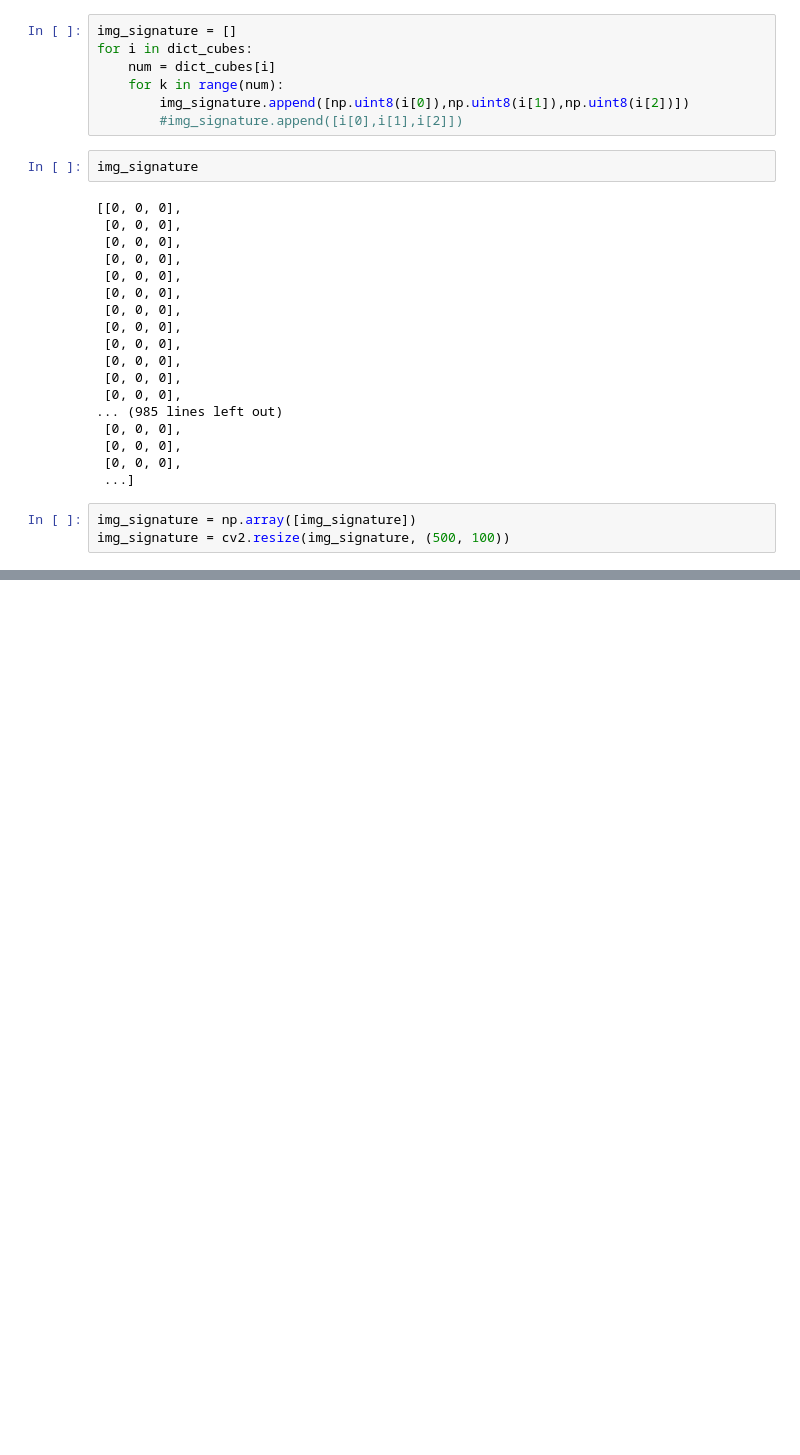
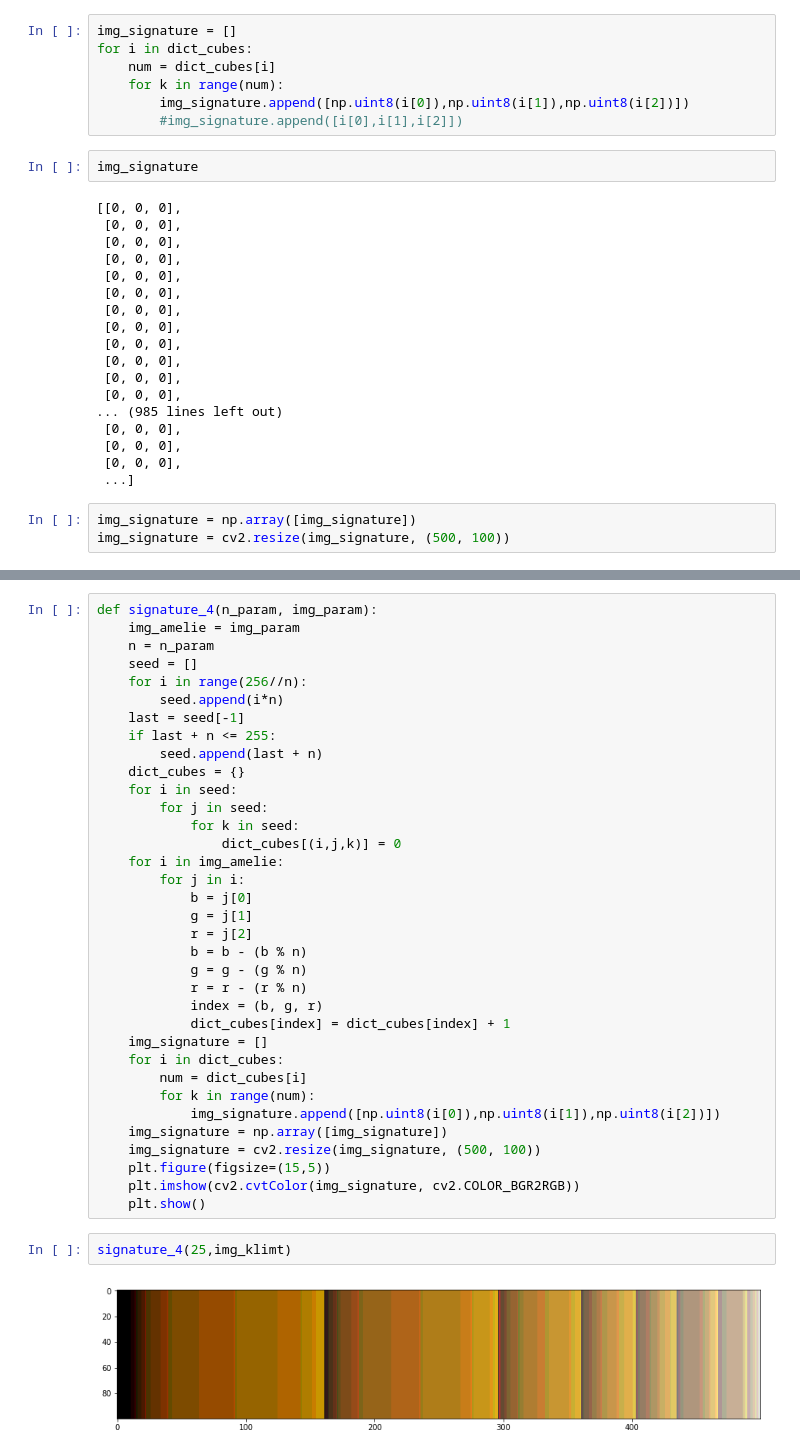
Before and after one commit to jfmolano/img_exploration, a Jupyter notebook: img_color_id.ipynb, the cells around one changed output, grey strips where cells are left out. Saved outputs shown, nothing was run; the diff lists cells and outputs as text; blank space fills up the shorter version.

```diff
--- a/img_color_id.ipynb
+++ b/img_color_id.ipynb
@@ -213,0 +226,39 @@ plt.show()
+# %%
+def signature_4(n_param, img_param):
+    img_amelie = img_param
+    n = n_param
+    seed = []
+    for i in range(256//n):
+        seed.append(i*n)
+    last = seed[-1]
+    if last + n <= 255:
+        seed.append(last + n)
+    dict_cubes = {}
+    for i in seed:
+        for j in seed:
+            for k in seed:
+                dict_cubes[(i,j,k)] = 0
+    for i in img_amelie:
+        for j in i:
+            b = j[0]
+            g = j[1]
+            r = j[2]
+            b = b - (b % n)
+            g = g - (g % n)
+            r = r - (r % n)
+            index = (b, g, r)
+            dict_cubes[index] = dict_cubes[index] + 1
+    img_signature = []
+    for i in dict_cubes:
+        num = dict_cubes[i]
+        for k in range(num):
+            img_signature.append([np.uint8(i[0]),np.uint8(i[1]),np.uint8(i[2])])
+    img_signature = np.array([img_signature])
+    img_signature = cv2.resize(img_signature, (500, 100))
+    plt.figure(figsize=(15,5))
+    plt.imshow(cv2.cvtColor(img_signature, cv2.COLOR_BGR2RGB))
+    plt.show()
+# %%
+signature_4(25,img_klimt)
+# %% [output]
+[figure, added]
```
Also changed, not shown: parts of 9 cells of this notebook, 4 other files.
